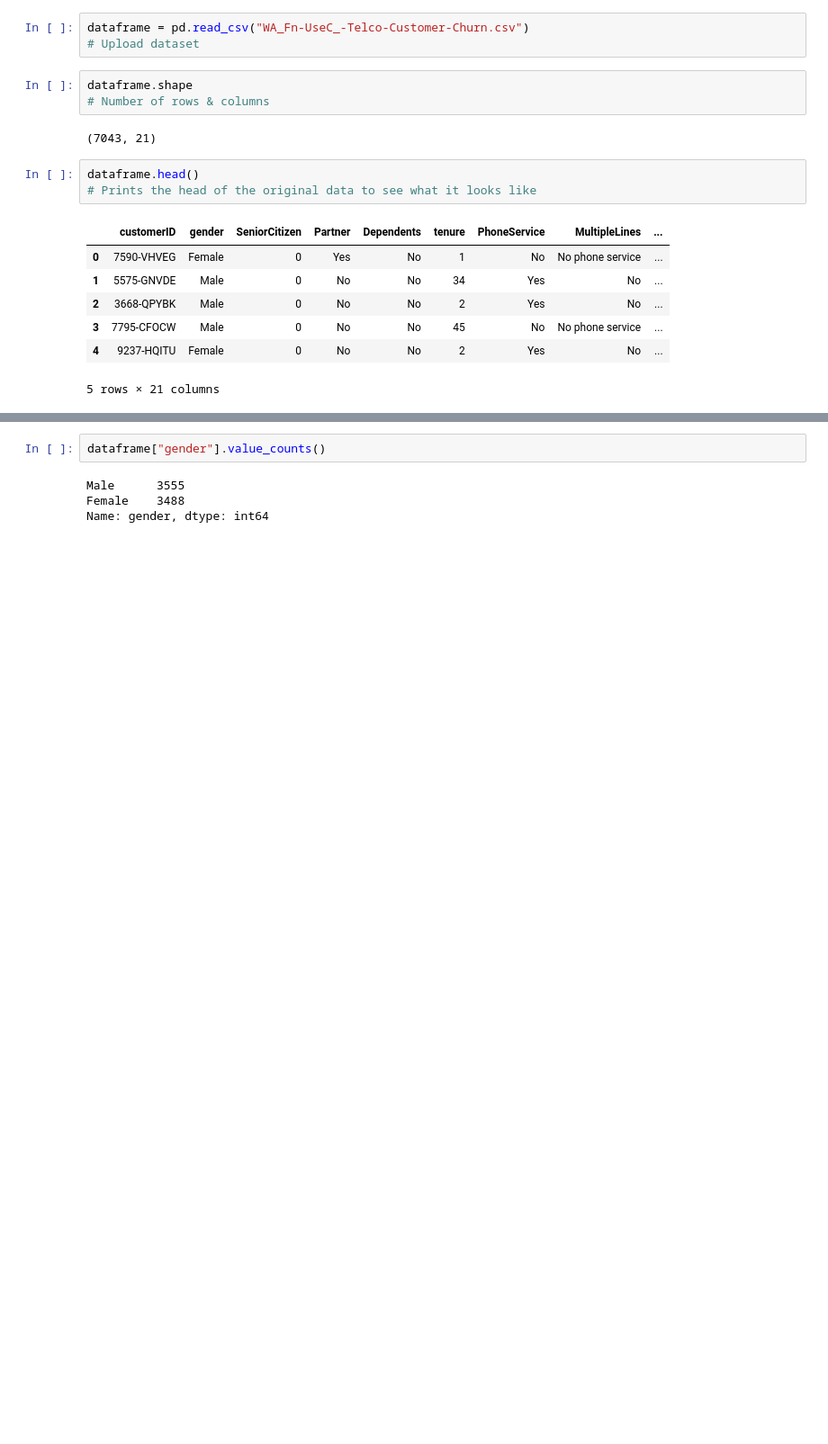
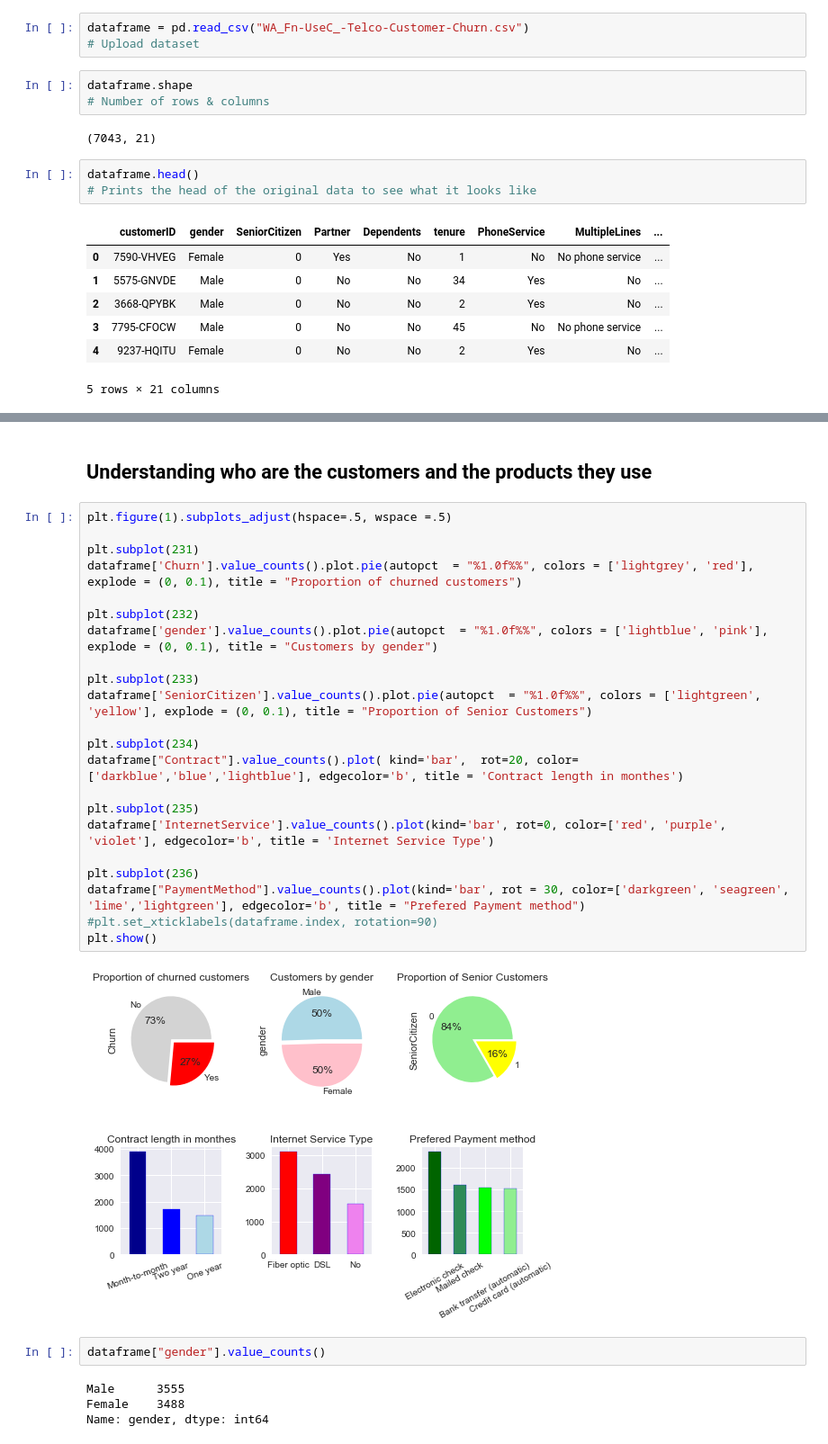
Before and after one commit to YuliyaKoldayeva/Customer_Churn_Analysis, a Jupyter notebook: Customer Churn Analysis.ipynb, the cells around one changed output, grey strips where cells are left out. Shown at 90% size. Drawn from its saved outputs; the diff is of its cells as text; blank space fills up the shorter version.

```diff
--- a/Customer Churn Analysis.ipynb
+++ b/Customer Churn Analysis.ipynb
@@ -153,3 +189,29 @@ plt.show()
+# %% [markdown]
+## Understanding who are the customers and the products they use
+# %%
+plt.figure(1).subplots_adjust(hspace=.5, wspace =.5)
+
+plt.subplot(231)
+dataframe['Churn'].value_counts().plot.pie(autopct  = "%1.0f%%", colors = ['lightgrey', 'red'], explode = (0, 0.1), title = "Proportion of churned customers")
+
+plt.subplot(232)
+dataframe['gender'].value_counts().plot.pie(autopct  = "%1.0f%%", colors = ['lightblue', 'pink'], explode = (0, 0.1), title = "Customers by gender")
+
+plt.subplot(233)
+dataframe['SeniorCitizen'].value_counts().plot.pie(autopct  = "%1.0f%%", colors = ['lightgreen', 'yellow'], explode = (0, 0.1), title = "Proportion of Senior Customers")
+
+plt.subplot(234)
+dataframe["Contract"].value_counts().plot( kind='bar',  rot=20, color=['darkblue','blue','lightblue'], edgecolor='b', title = 'Contract length in monthes')
+
+plt.subplot(235)
+dataframe['InternetService'].value_counts().plot(kind='bar', rot=0, color=['red', 'purple', 'violet'], edgecolor='b', title = 'Internet Service Type')
+
+plt.subplot(236)
+dataframe["PaymentMethod"].value_counts().plot(kind='bar', rot = 30, color=['darkgreen', 'seagreen', 'lime','lightgreen'], edgecolor='b', title = "Prefered Payment method")
+#plt.set_xticklabels(dataframe.index, rotation=90)
+plt.show()
+# %% [output]
+[figure, added]
 # %%
 dataframe["gender"].value_counts()
 # %% [output]
```
Also changed, not shown: parts of 30 cells of this notebook, 1 other file.
